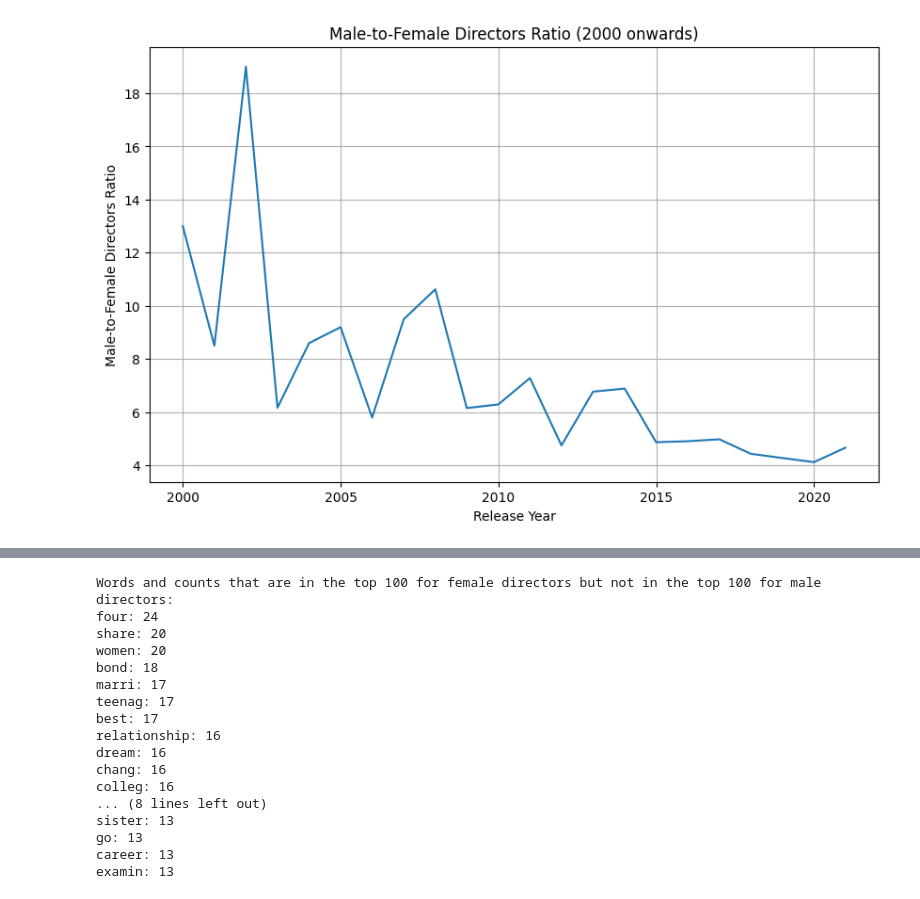
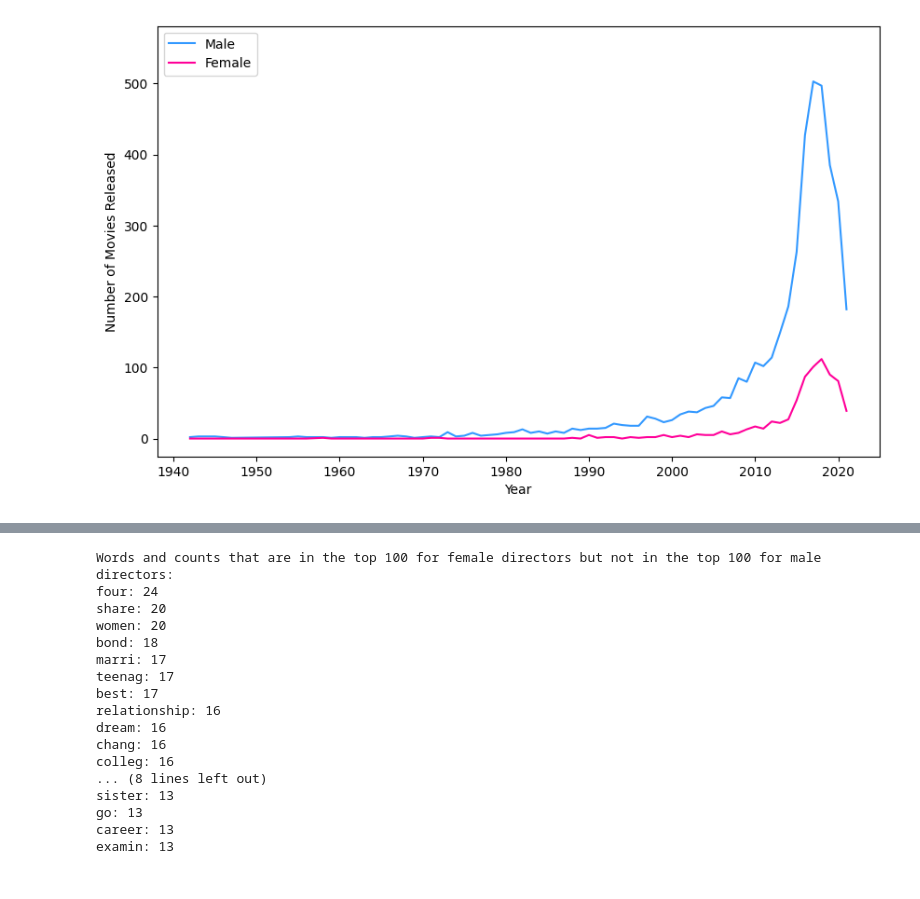
Before and after one commit to kekskatze/data-bootcamp-2024, a Jupyter notebook: evaluation.ipynb, the cells around one changed output, grey strips where cells are left out. Cells and saved outputs as stored; diff of their text form; code cells hidden in the pictures.

```diff
--- a/evaluation.ipynb
+++ b/evaluation.ipynb
@@ -88,28 +90,26 @@ plt.show()
+# %%
+df = nettit_directors.copy()
+# Group by release year and gender to get counts
+counts = df.groupby(['release_year', 'gender']).size().unstack(fill_value=0)
+
+# Plotting
+fig, ax1 = plt.subplots(figsize=(10, 6))
+
+# Plotting number of movies released by gender
+ax1.plot(counts.index, counts['male'], color='#3399ff', label='Male')
+ax1.plot(counts.index, counts['female'], color='#ff0099', label='Female')
+ax1.set_xlabel('Year')
+ax1.set_ylabel('Number of Movies Released')
+ax1.tick_params(axis='y')
+
+# Adding legend for gender lines
+ax1.legend(loc='upper left')
+
+ax1.set_ylim(bottom=None, top=ax1.get_ylim()[1]*1.1)
+
+# Show plot
+plt.show()
+# %% [output]
+[figure, added]
 # %%
 nettit_directors = nettit_directors[nettit_directors['release_year'] >= 2000]
-# %%
-# Filter DataFrame for female directors from 2000 onwards
-female_directors_2000 = nettit_directors[nettit_directors['gender'].str.endswith('female')]
-
-# Filter DataFrame for male directors from 2000 onwards
-male_directors_2000 = nettit_directors[nettit_directors['gender'].str.endswith('male')]
-
-# Count the occurrences of each release year for female directors from 2000 onwards
-female_counts_2000 = female_directors['release_year'].value_counts().sort_index()
-
-# Count the occurrences of each release year for male directors from 2000 onwards
-male_counts_2000 = male_directors['release_year'].value_counts().sort_index()
-
-# Calculate the ratio of male to female directors for each year from 2000 onwards
-ratio_2000 = male_counts_2000 / female_counts_2000
-
-# Plotting
-plt.figure(figsize=(10, 6))
-sns.lineplot(x=ratio_2000.index, y=ratio_2000.values)
-plt.xlabel('Release Year')
-plt.ylabel('Male-to-Female Directors Ratio')
-plt.title('Male-to-Female Directors Ratio (2000 onwards)')
-plt.grid(True)
-plt.show()
-# %% [output]
-[figure, removed]
```
Also changed, not shown: parts of 19 cells of this notebook.
